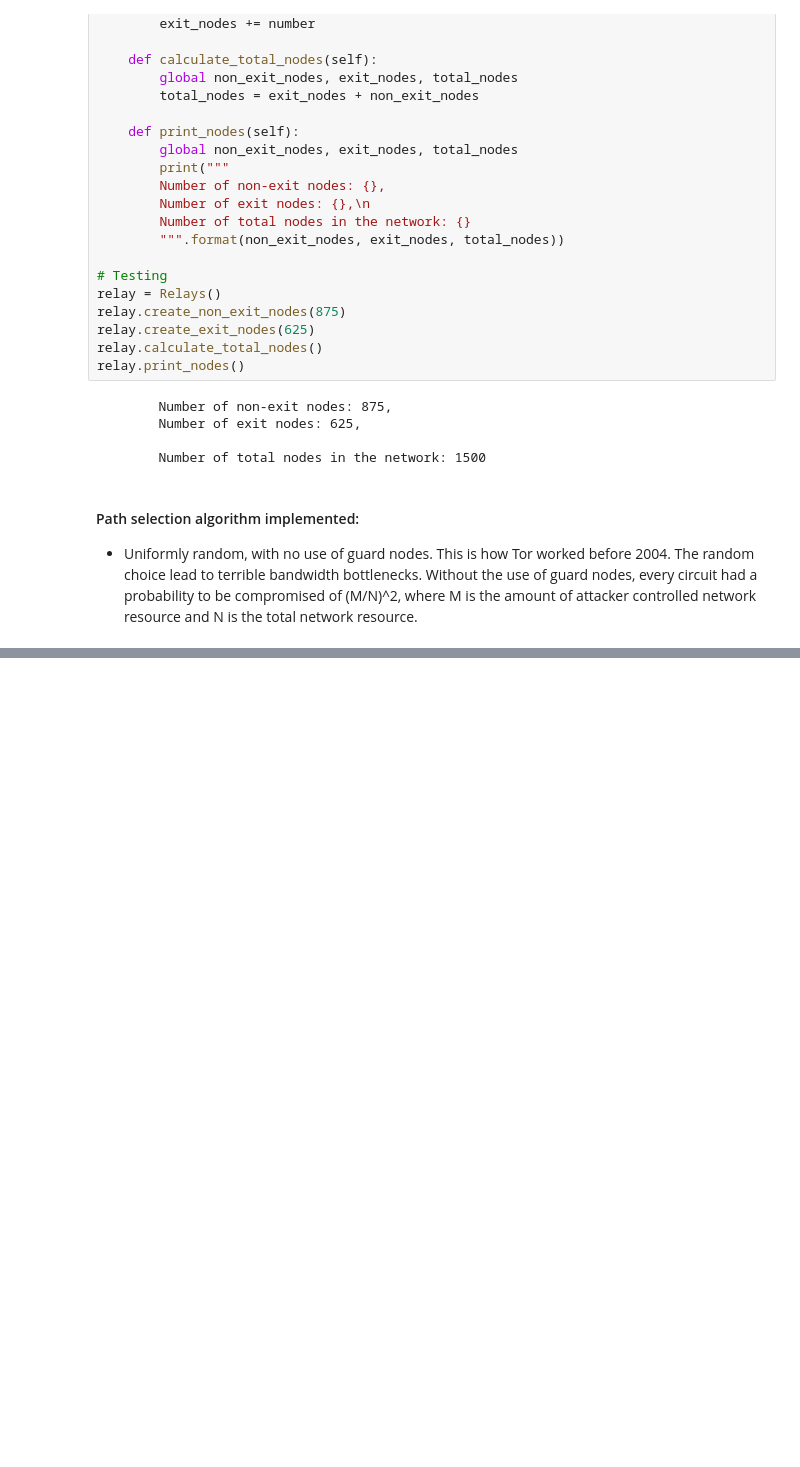
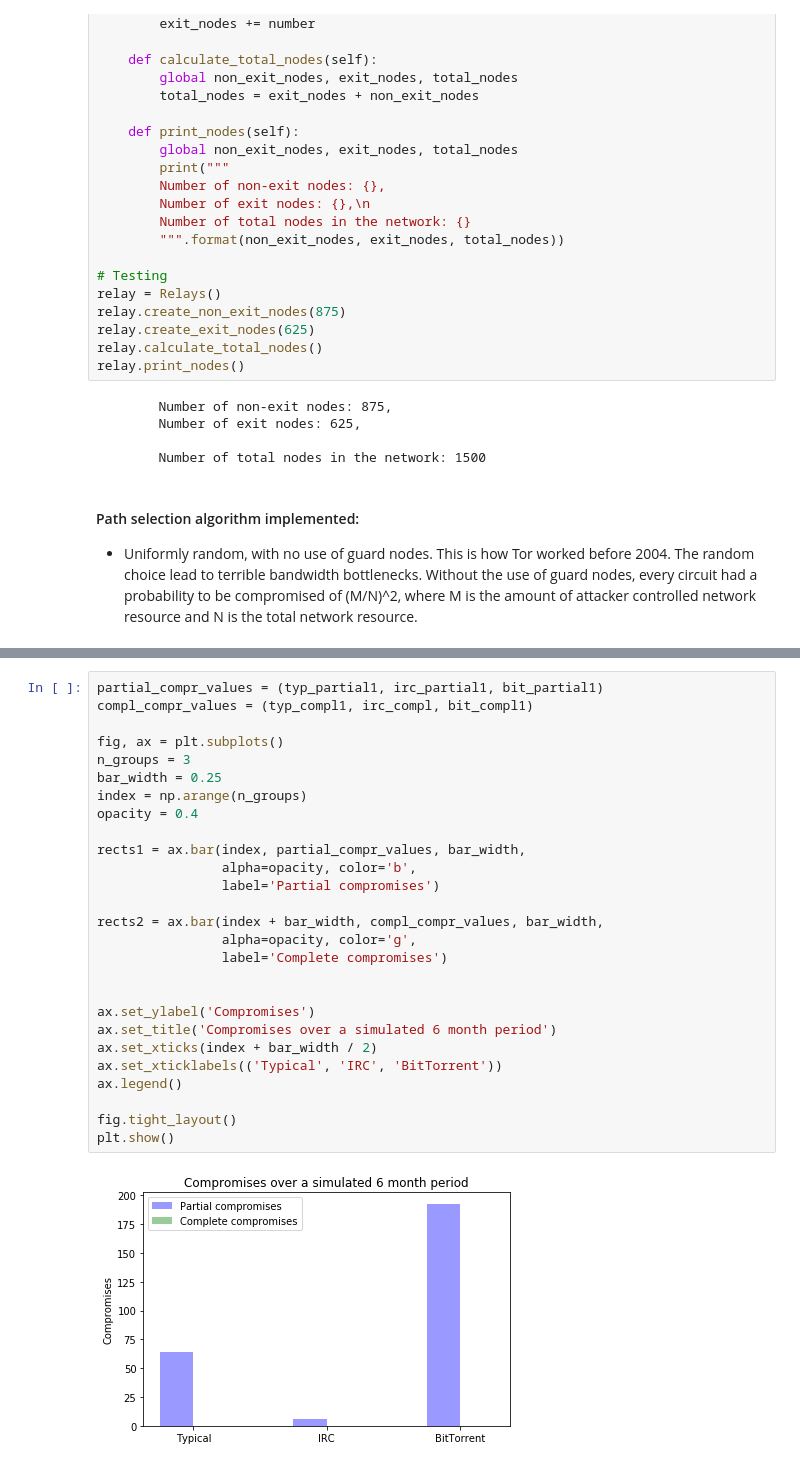
Before and after one commit to leoreppas/IndividualProject, a Jupyter notebook: TorPS2009.ipynb, the cells around one changed output, grey strips where cells are left out. Saved outputs shown, nothing was run; the diff lists cells and outputs as text; blank space fills up the shorter version.

Commit message:
Experiment graphs produced - Final commit

```diff
--- a/TorPS2009.ipynb
+++ b/TorPS2009.ipynb
@@ -159,0 +161,29 @@ IRC User Model
+# %%
+partial_compr_values = (typ_partial1, irc_partial1, bit_partial1)
+compl_compr_values = (typ_compl1, irc_compl, bit_compl1)
+
+fig, ax = plt.subplots()
+n_groups = 3
+bar_width = 0.25
+index = np.arange(n_groups)
+opacity = 0.4
+
+rects1 = ax.bar(index, partial_compr_values, bar_width,
+                alpha=opacity, color='b',
+                label='Partial compromises')
+
+rects2 = ax.bar(index + bar_width, compl_compr_values, bar_width,
+                alpha=opacity, color='g',
+                label='Complete compromises')
+
+
+ax.set_ylabel('Compromises')
+ax.set_title('Compromises over a simulated 6 month period')
+ax.set_xticks(index + bar_width / 2)
+ax.set_xticklabels(('Typical', 'IRC', 'BitTorrent'))
+ax.legend()
+
+fig.tight_layout()
+plt.show()
+# %% [output]
+[figure, added]
```
Also changed, not shown: parts of 8 cells of this notebook.
